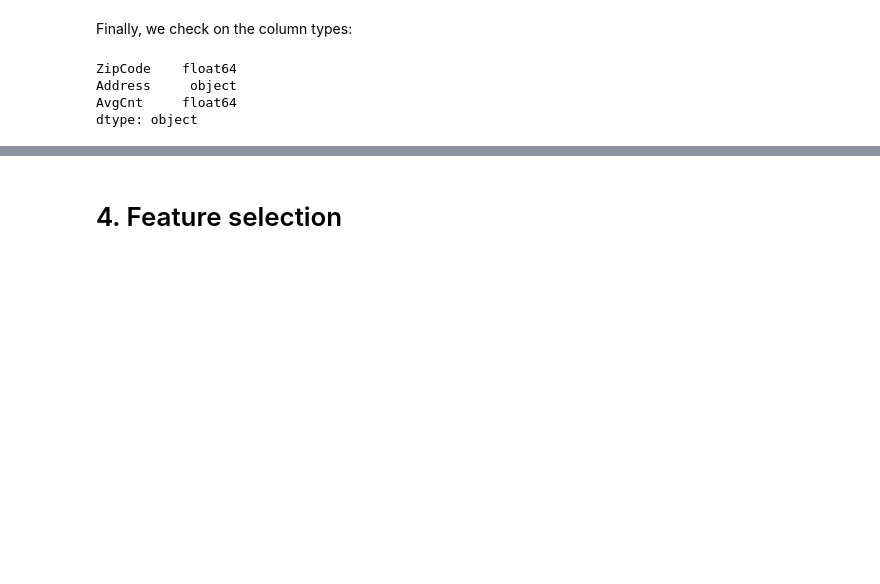
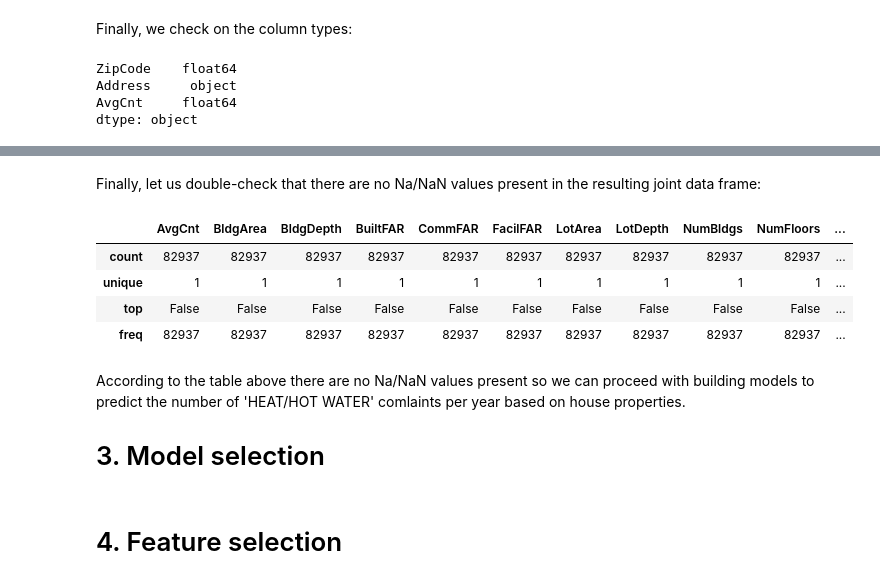
Before and after one commit to ivan-zapreev/data-science-python-projects, a Jupyter notebook: IBM_DS0720EN/capstone_04.ipynb, the cells around one changed output, grey strips where cells are left out. Saved outputs shown, nothing was run; the diff lists cells and outputs as text; code cells hidden in the pictures; blank space fills up the shorter version.

```diff
--- a/IBM_DS0720EN/capstone_04.ipynb
+++ b/IBM_DS0720EN/capstone_04.ipynb
@@ -234,0 +235,9 @@ All the data types are in order: the address is a string and the zip code and av
+# %%
+# Iterate to load all the PLUTO csv files and
+# re-combine them into a single data frame
+pluto_df = pd.DataFrame()
+for cred in pluto_creds :
+    # Get the data source for the credentials
+    ds = get_data_source(cred)
+    # Read and append the CSV file
+    pluto_df = pluto_df.append(pd.read_csv(ds, low_memory = False))
@@ -235,3 +369,17 @@ All the data types are in order: the address is a string and the zip code and av
+# %% [markdown]
+Finally, let us double-check that there are no Na/NaN values present in the resulting joint data frame:
+# %%
+dhp_pluto_df.isna().describe()
+# %% [output]
+|  | AvgCnt | BldgArea | BldgDepth | BuiltFAR | CommFAR | FacilFAR | LotArea | LotDepth | NumBldgs | NumFloors | ... |
+| count | 82937 | 82937 | 82937 | 82937 | 82937 | 82937 | 82937 | 82937 | 82937 | 82937 | ... |
+| unique | 1 | 1 | 1 | 1 | 1 | 1 | 1 | 1 | 1 | 1 | ... |
+| top | False | False | False | False | False | False | False | False | False | False | ... |
+| freq | 82937 | 82937 | 82937 | 82937 | 82937 | 82937 | 82937 | 82937 | 82937 | 82937 | ... |
+# %% [markdown]
+According to the table above there are no Na/NaN values present so we can proceed with building models to predict the number of 'HEAT/HOT WATER' comlaints per year based on house properties.
+
+# 3. Model selection
 # %% [markdown]
 # 4. Feature selection
 # %% [markdown]
```
Also changed, not shown: parts of 19 cells of this notebook.
